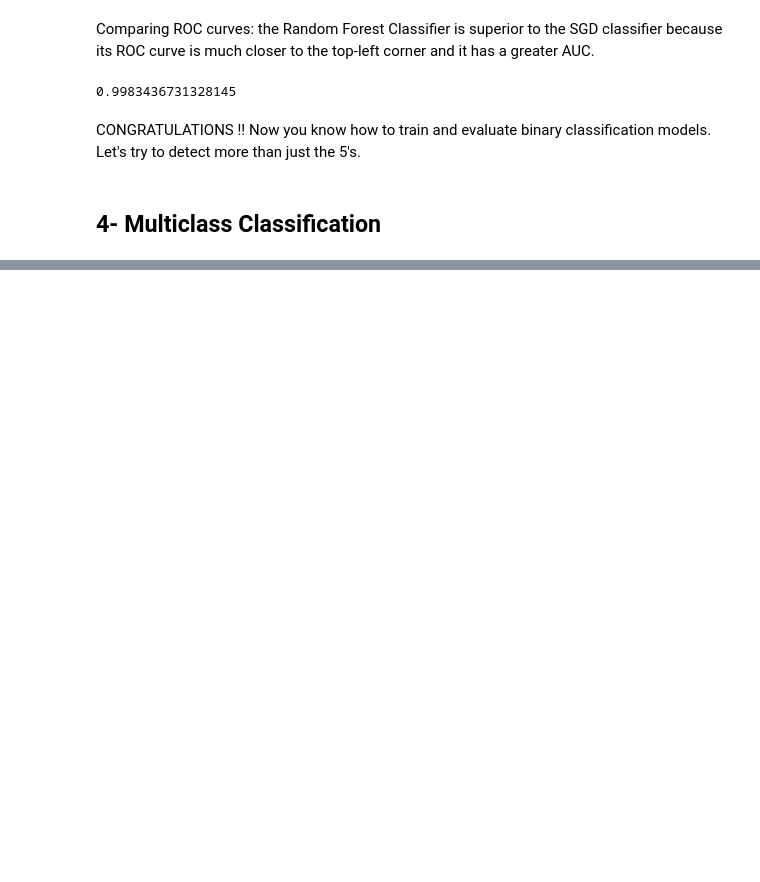
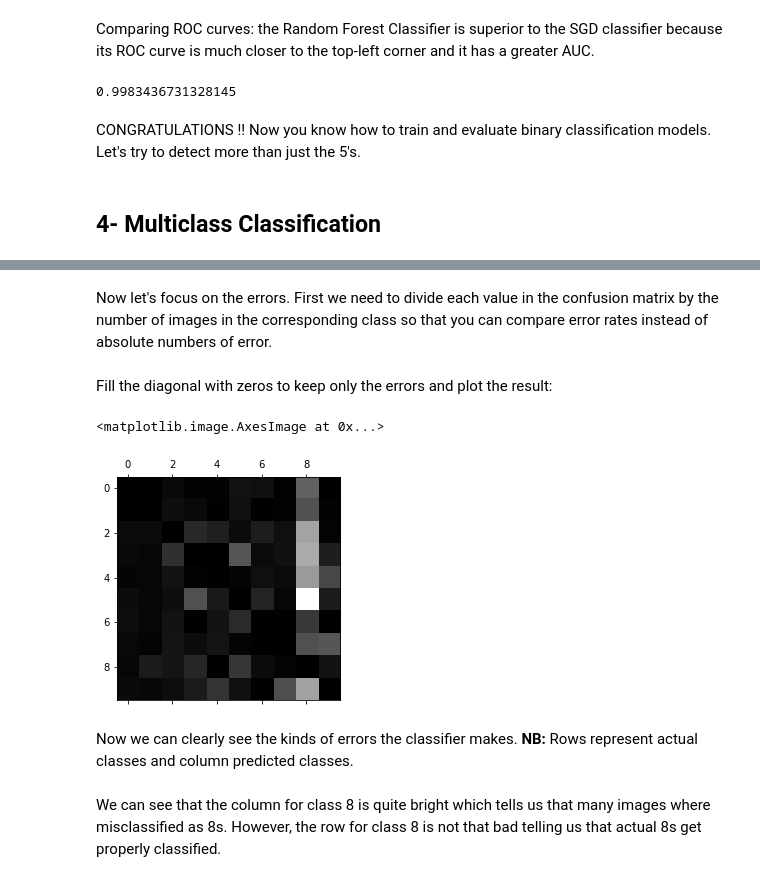
Before and after one commit to faresalouf/Machine_Learning, a Jupyter notebook: 2_Classification.ipynb, the cells around one changed output, grey strips where cells are left out. Cells and saved outputs as stored; diff of their text form; code cells hidden in the pictures; blank space fills up the shorter version.

```diff
--- a/2_Classification.ipynb
+++ b/2_Classification.ipynb
@@ -465,0 +608,17 @@ CONGRATULATIONS !! Now you know how to train and evaluate binary classification
+# %% [markdown]
+Now let's focus on the errors. First we need to divide each value in the confusion matrix by the number of images in the corresponding class so that you can compare error rates instead of absolute numbers of error.
+# %%
+row_sums = conf_mx.sum(axis = 1, keepdims = True)
+norm_conf_mx = conf_mx / row_sums
+# %% [markdown]
+Fill the diagonal with zeros to keep only the errors and plot the result:
+# %%
+np.fill_diagonal(norm_conf_mx, 0)
+plt.matshow(norm_conf_mx, cmap = plt.cm.gray)
+# %% [output]
+<matplotlib.image.AxesImage at 0x...>
+[figure, added]
+# %% [markdown]
+Now we can clearly see the kinds of errors the classifier makes. **NB:** Rows represent actual classes and column predicted classes.
+# %% [markdown]
+We can see that the column for class 8 is quite bright which tells us that many images where misclassified as 8s. However, the row for class 8 is not that bad telling us that actual 8s get properly classified.
```
Also changed, not shown: parts of 39 cells of this notebook.
